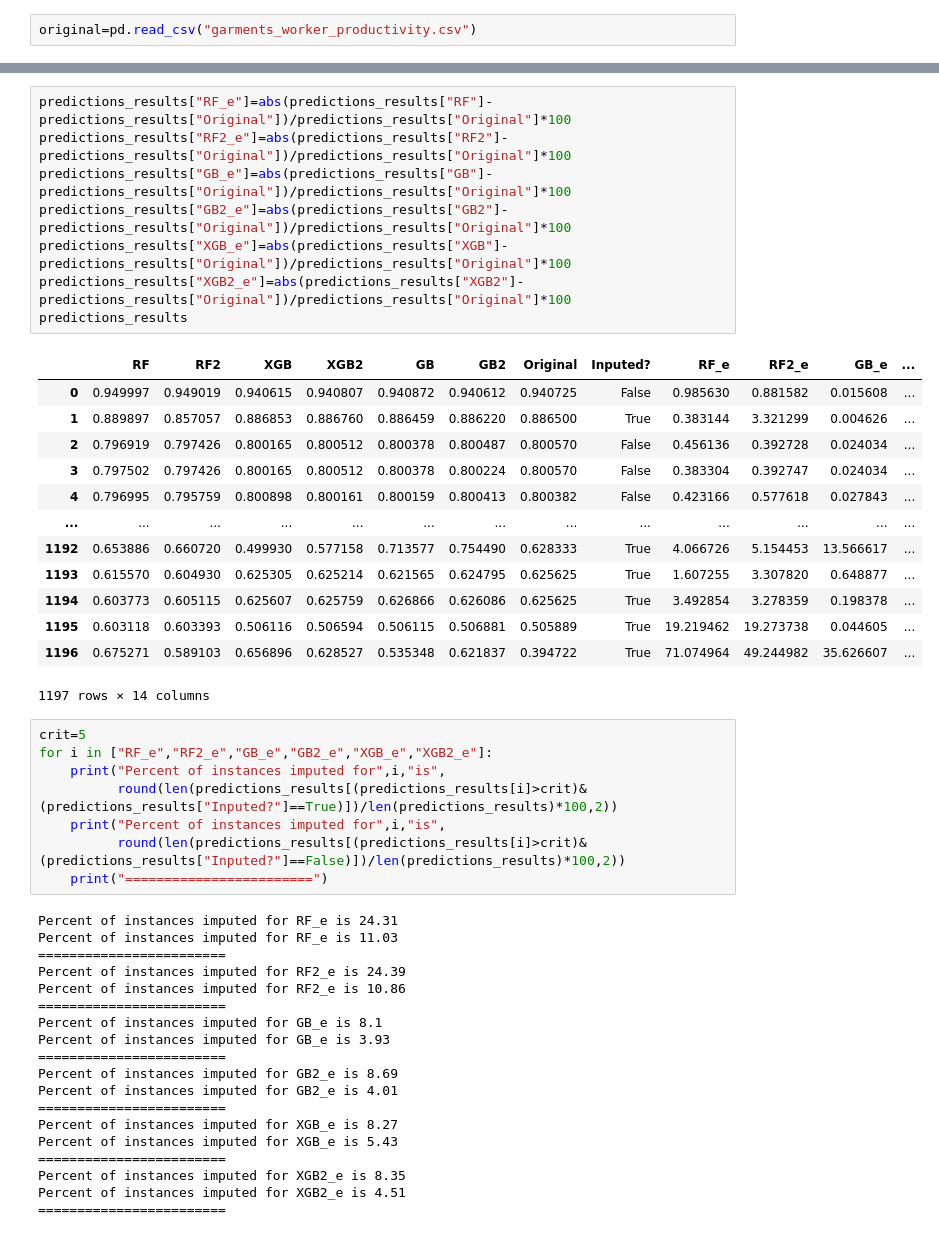
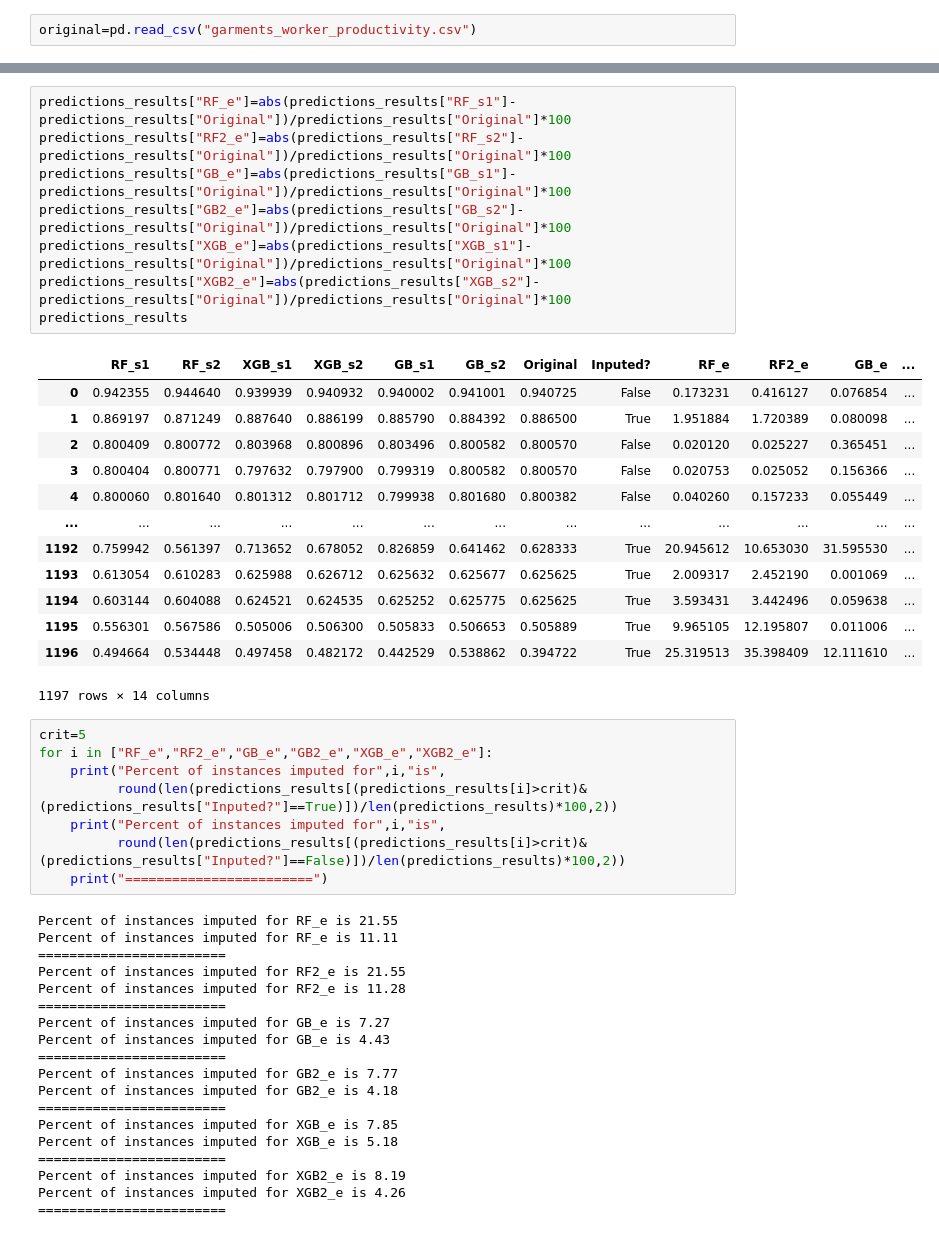
Before and after one commit to sierraporta/Unsupervised_Learning_Productivity_Garment_Employees, a Jupyter notebook: Notebooks/plot_results.ipynb, the cells around one changed output, grey strips where cells are left out. Saved outputs shown, nothing was run; the diff lists cells and outputs as text.

```diff
--- a/Notebooks/plot_results.ipynb
+++ b/Notebooks/plot_results.ipynb
@@ -104,25 +136,25 @@ predictions_results
 1197 rows × 8 columns
 # %%
-predictions_results["RF_e"]=abs(predictions_results["RF"]-predictions_results["Original"])/predictions_results["Original"]*100
-predictions_results["RF2_e"]=abs(predictions_results["RF2"]-predictions_results["Original"])/predictions_results["Original"]*100
-predictions_results["GB_e"]=abs(predictions_results["GB"]-predictions_results["Original"])/predictions_results["Original"]*100
-predictions_results["GB2_e"]=abs(predictions_results["GB2"]-predictions_results["Original"])/predictions_results["Original"]*100
-predictions_results["XGB_e"]=abs(predictions_results["XGB"]-predictions_results["Original"])/predictions_results["Original"]*100
-predictions_results["XGB2_e"]=abs(predictions_results["XGB2"]-predictions_results["Original"])/predictions_results["Original"]*100
+predictions_results["RF_e"]=abs(predictions_results["RF_s1"]-predictions_results["Original"])/predictions_results["Original"]*100
+predictions_results["RF2_e"]=abs(predictions_results["RF_s2"]-predictions_results["Original"])/predictions_results["Original"]*100
+predictions_results["GB_e"]=abs(predictions_results["GB_s1"]-predictions_results["Original"])/predictions_results["Original"]*100
+predictions_results["GB2_e"]=abs(predictions_results["GB_s2"]-predictions_results["Original"])/predictions_results["Original"]*100
+predictions_results["XGB_e"]=abs(predictions_results["XGB_s1"]-predictions_results["Original"])/predictions_results["Original"]*100
+predictions_results["XGB2_e"]=abs(predictions_results["XGB_s2"]-predictions_results["Original"])/predictions_results["Original"]*100
 predictions_results
 # %% [output]
-|  | RF | RF2 | XGB | XGB2 | GB | GB2 | Original | Inputed? | RF_e | RF2_e | GB_e | ... |
-| 0 | 0.949997 | 0.949019 | 0.940615 | 0.940807 | 0.940872 | 0.940612 | 0.940725 | False | 0.985630 | 0.881582 | 0.015608 | ... |
-| 1 | 0.889897 | 0.857057 | 0.886853 | 0.886760 | 0.886459 | 0.886220 | 0.886500 | True | 0.383144 | 3.321299 | 0.004626 | ... |
-| 2 | 0.796919 | 0.797426 | 0.800165 | 0.800512 | 0.800378 | 0.800487 | 0.800570 | False | 0.456136 | 0.392728 | 0.024034 | ... |
-| 3 | 0.797502 | 0.797426 | 0.800165 | 0.800512 | 0.800378 | 0.800224 | 0.800570 | False | 0.383304 | 0.392747 | 0.024034 | ... |
-| 4 | 0.796995 | 0.795759 | 0.800898 | 0.800161 | 0.800159 | 0.800413 | 0.800382 | False | 0.423166 | 0.577618 | 0.027843 | ... |
+|  | RF_s1 | RF_s2 | XGB_s1 | XGB_s2 | GB_s1 | GB_s2 | Original | Inputed? | RF_e | RF2_e | GB_e | ... |
+| 0 | 0.942355 | 0.944640 | 0.939939 | 0.940932 | 0.940002 | 0.941001 | 0.940725 | False | 0.173231 | 0.416127 | 0.076854 | ... |
+| 1 | 0.869197 | 0.871249 | 0.887640 | 0.886199 | 0.885790 | 0.884392 | 0.886500 | True | 1.951884 | 1.720389 | 0.080098 | ... |
+| 2 | 0.800409 | 0.800772 | 0.803968 | 0.800896 | 0.803496 | 0.800582 | 0.800570 | False | 0.020120 | 0.025227 | 0.365451 | ... |
+| 3 | 0.800404 | 0.800771 | 0.797632 | 0.797900 | 0.799319 | 0.800582 | 0.800570 | False | 0.020753 | 0.025052 | 0.156366 | ... |
+| 4 | 0.800060 | 0.801640 | 0.801312 | 0.801712 | 0.799938 | 0.801680 | 0.800382 | False | 0.040260 | 0.157233 | 0.055449 | ... |
 | ... | ... | ... | ... | ... | ... | ... | ... | ... | ... | ... | ... | ... |
-| 1192 | 0.653886 | 0.660720 | 0.499930 | 0.577158 | 0.713577 | 0.754490 | 0.628333 | True | 4.066726 | 5.154453 | 13.566617 | ... |
-| 1193 | 0.615570 | 0.604930 | 0.625305 | 0.625214 | 0.621565 | 0.624795 | 0.625625 | True | 1.607255 | 3.307820 | 0.648877 | ... |
-| 1194 | 0.603773 | 0.605115 | 0.625607 | 0.625759 | 0.626866 | 0.626086 | 0.625625 | True | 3.492854 | 3.278359 | 0.198378 | ... |
-| 1195 | 0.603118 | 0.603393 | 0.506116 | 0.506594 | 0.506115 | 0.506881 | 0.505889 | True | 19.219462 | 19.273738 | 0.044605 | ... |
-| 1196 | 0.675271 | 0.589103 | 0.656896 | 0.628527 | 0.535348 | 0.621837 | 0.394722 | True | 71.074964 | 49.244982 | 35.626607 | ... |
+| 1192 | 0.759942 | 0.561397 | 0.713652 | 0.678052 | 0.826859 | 0.641462 | 0.628333 | True | 20.945612 | 10.653030 | 31.595530 | ... |
+| 1193 | 0.613054 | 0.610283 | 0.625988 | 0.626712 | 0.625632 | 0.625677 | 0.625625 | True | 2.009317 | 2.452190 | 0.001069 | ... |
+| 1194 | 0.603144 | 0.604088 | 0.624521 | 0.624535 | 0.625252 | 0.625775 | 0.625625 | True | 3.593431 | 3.442496 | 0.059638 | ... |
+| 1195 | 0.556301 | 0.567586 | 0.505006 | 0.506300 | 0.505833 | 0.506653 | 0.505889 | True | 9.965105 | 12.195807 | 0.011006 | ... |
+| 1196 | 0.494664 | 0.534448 | 0.497458 | 0.482172 | 0.442529 | 0.538862 | 0.394722 | True | 25.319513 | 35.398409 | 12.111610 | ... |
 1197 rows × 14 columns
 # %%
 crit=5
@@ -133,23 +165,23 @@ for i in ["RF_e","RF2_e","GB_e","GB2_e","XGB_e","XGB2_e"]:
           round(len(predictions_results[(predictions_results[i]>crit)&(predictions_results["Inputed?"]==False)])/len(predictions_results)*100,2))
     print("========================")
 # %% [output]
-Percent of instances imputed for RF_e is 24.31
-Percent of instances imputed for RF_e is 11.03
+Percent of instances imputed for RF_e is 21.55
+Percent of instances imputed for RF_e is 11.11
 ========================
-Percent of instances imputed for RF2_e is 24.39
-Percent of instances imputed for RF2_e is 10.86
+Percent of instances imputed for RF2_e is 21.55
+Percent of instances imputed for RF2_e is 11.28
 ========================
-Percent of instances imputed for GB_e is 8.1
-Percent of instances imputed for GB_e is 3.93
+Percent of instances imputed for GB_e is 7.27
+Percent of instances imputed for GB_e is 4.43
 ========================
-Percent of instances imputed for GB2_e is 8.69
-Percent of instances imputed for GB2_e is 4.01
+Percent of instances imputed for GB2_e is 7.77
+Percent of instances imputed for GB2_e is 4.18
 ========================
-Percent of instances imputed for XGB_e is 8.27
-Percent of instances imputed for XGB_e is 5.43
+Percent of instances imputed for XGB_e is 7.85
+Percent of instances imputed for XGB_e is 5.18
 ========================
-Percent of instances imputed for XGB2_e is 8.35
-Percent of instances imputed for XGB2_e is 4.51
+Percent of instances imputed for XGB2_e is 8.19
+Percent of instances imputed for XGB2_e is 4.26
 ========================
 # %%
 predictions_results[(predictions_results["RF_e"]>crit)&(predictions_results["Inputed?"]==True)]
```
Also changed, not shown: parts of 18 cells of this notebook, 2 other files.
